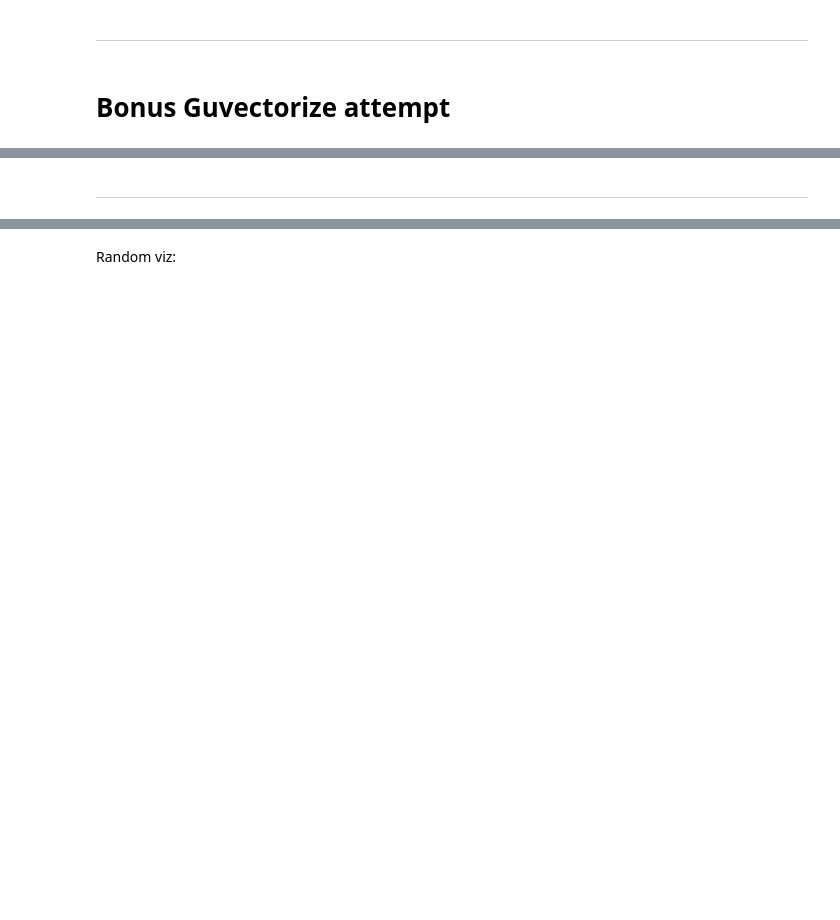
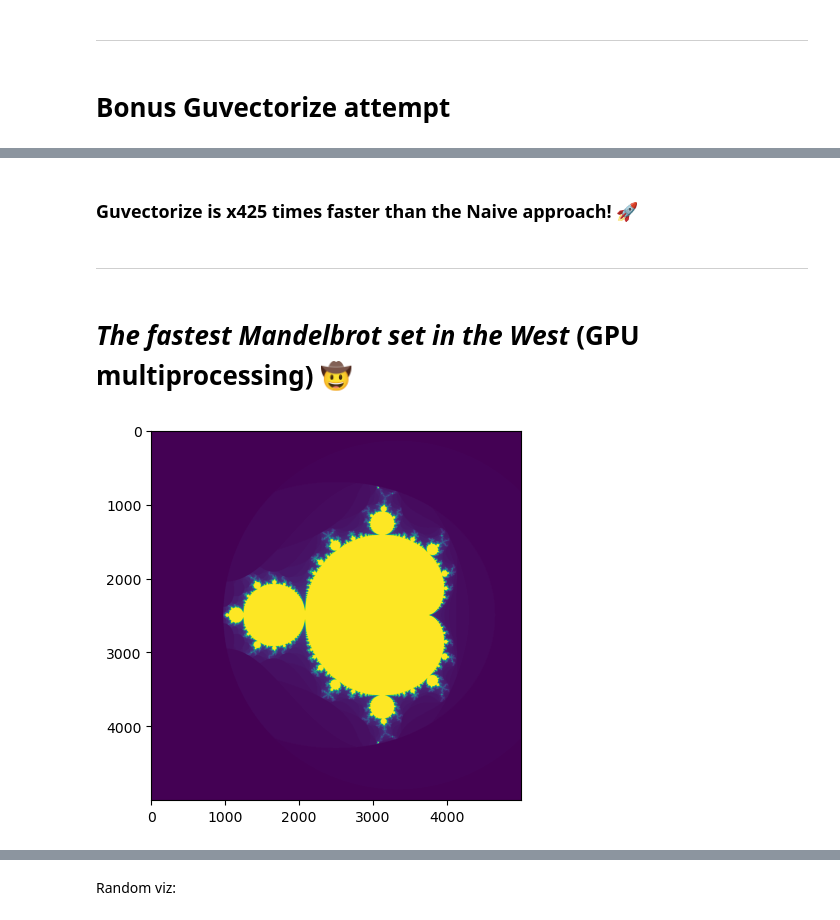
Before and after one commit to mputak/HPC, a Jupyter notebook: miniproject-Mandelbrot/main_mandlebrot.ipynb, the cells around one changed output, grey strips where cells are left out. Cells and saved outputs as stored; diff of their text form; code cells hidden in the pictures; blank space fills up the shorter version.

Commit message:
added gpu_mandelbrot

```diff
--- a/miniproject-Mandelbrot/main_mandlebrot.ipynb
+++ b/miniproject-Mandelbrot/main_mandlebrot.ipynb
@@ -276,2 +276,6 @@ def mandelbrot_set2(xmin,xmax,ymin,ymax,width,height,maxiter):
+# %% [markdown]
+### **Guvectorize** is x425 times faster than the **Naive** approach! 🚀
 # %% [markdown]
 ---
+# %% [markdown]
+# _The fastest Mandelbrot set in the West_ (**GPU** multiprocessing) 🤠
@@ -277,0 +306,34 @@ def mandelbrot_set2(xmin,xmax,ymin,ymax,width,height,maxiter):
+# %%
+@cuda.jit
+def mandel_kernel(min_x, max_x, min_y, max_y, image, iters):
+  height = image.shape[0]
+  width = image.shape[1]
+
+  pixel_size_x = (max_x - min_x) / width
+  pixel_size_y = (max_y - min_y) / height
+
+  startX, startY = cuda.grid(2)
+  gridX = cuda.gridDim.x * cuda.blockDim.x;
+  gridY = cuda.gridDim.y * cuda.blockDim.y;
+
+  for x in range(startX, width, gridX):
+    real = min_x + x * pixel_size_x
+    for y in range(startY, height, gridY):
+      imag = min_y + y * pixel_size_y
+      image[y, x] = mandel_gpu(real, imag, iters)
+# %%
+
+
+gimage = np.zeros((5000, 5000), dtype = np.uint8)
+blockdim = (32, 8)
+griddim = (32,16)
+
+d_image = cuda.to_device(gimage)
+mandel_kernel[griddim, blockdim](-2.0, 1.0, -1.5, 1.5, d_image, 100)
+d_image.copy_to_host()
+
+
+imshow(d_image)
+show()
+# %% [output]
+[figure, added]
```
Also changed, not shown: parts of 22 cells of this notebook.
